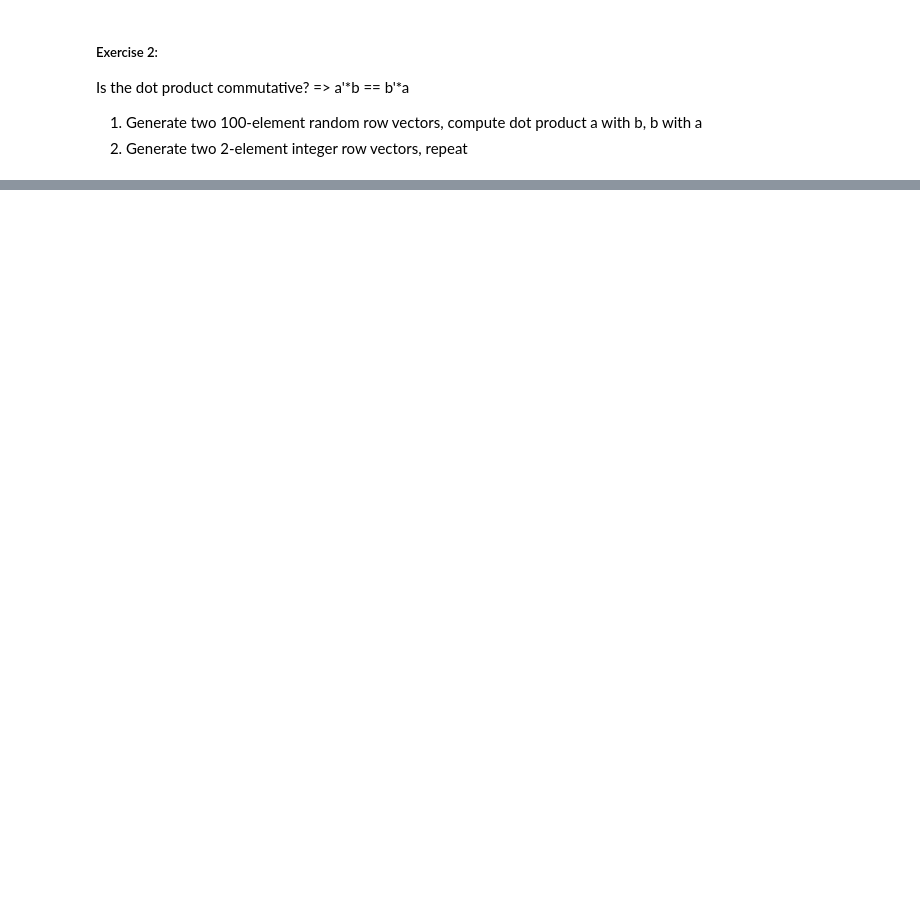
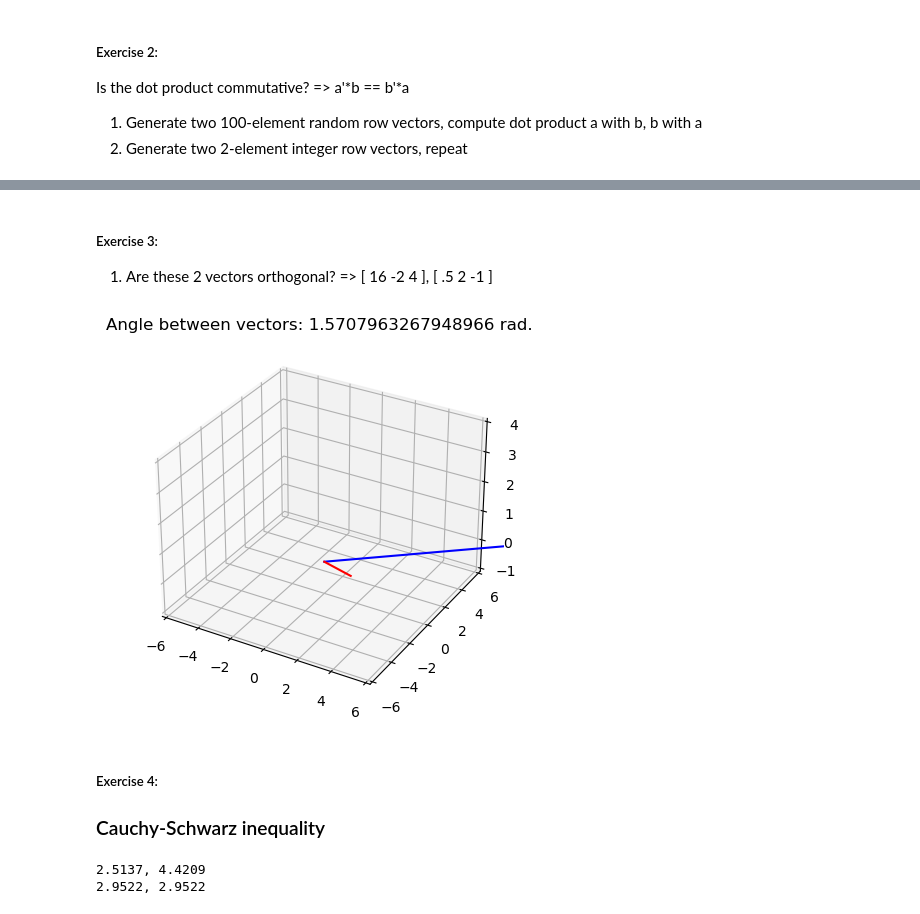
Before and after one commit to npoy/linear-algebra-exercises, a Jupyter notebook: Vectors/LA_vectors_dotProduct.ipynb, the cells around one changed output, grey strips where cells are left out. Drawn from its saved outputs; the diff is of its cells as text; code cells hidden in the pictures; blank space fills up the shorter version.

Commit message:
Added orthogonal and chauchy-schwarz inequality examples

```diff
--- a/Vectors/LA_vectors_dotProduct.ipynb
+++ b/Vectors/LA_vectors_dotProduct.ipynb
@@ -71 +67,46 @@ print(np.dot(v,w), np.dot(w,v))
 26 26
+# %% [markdown]
+##### Exercise 3:
+
+1) Are these 2 vectors orthogonal? => [ 16 -2 4 ], [ .5 2 -1 ]
+# %%
+# two vectors
+v1 = np.array([ 16,  -2, 4 ])
+v2 = np.array([ 0.5, 2, -1 ])
+
+# compute the angle (radians) between two vectors
+ang = np.arccos( np.dot(v1,v2) / (np.linalg.norm(v1)*np.linalg.norm(v2)) )
+
+# draw them
+fig = plt.figure()
+# ax = fig.add_subplot(projection='3d')
+ax = plt.axes(projection = '3d')
+ax.plot([0, v1[0]],[0, v1[1]],[0, v1[2]],'b')
+ax.plot([0, v2[0]],[0, v2[1]],[0, v2[2]],'r')
+
+plt.axis((-6, 6, -6, 6))
+plt.title('Angle between vectors: %s rad.' %ang)
+plt.show()
+# %% [output]
+[figure, added]
+# %% [markdown]
+##### Exercise 4:
+### Cauchy-Schwarz inequality
+# %%
+import numpy as np
+
+# create three vectors, one of which is dependent on another
+a = np.random.randn(5)
+b = np.random.randn(5)
+c = np.random.randn(1) * a
+
+# compute their dot products
+aTb = np.dot(a,b)
+aTc = np.dot(a,c)
+
+# demostrate the (in)qualities
+print(f'{np.abs(aTb):.4f}, {np.linalg.norm(a)*np.linalg.norm(b):.4f}')
+print(f'{np.abs(aTc):.4f}, {np.linalg.norm(a)*np.linalg.norm(c):.4f}')
+# %% [output]
+2.5137, 4.4209
+2.9522, 2.9522
```
Also changed, not shown: parts of 2 cells of this notebook.
